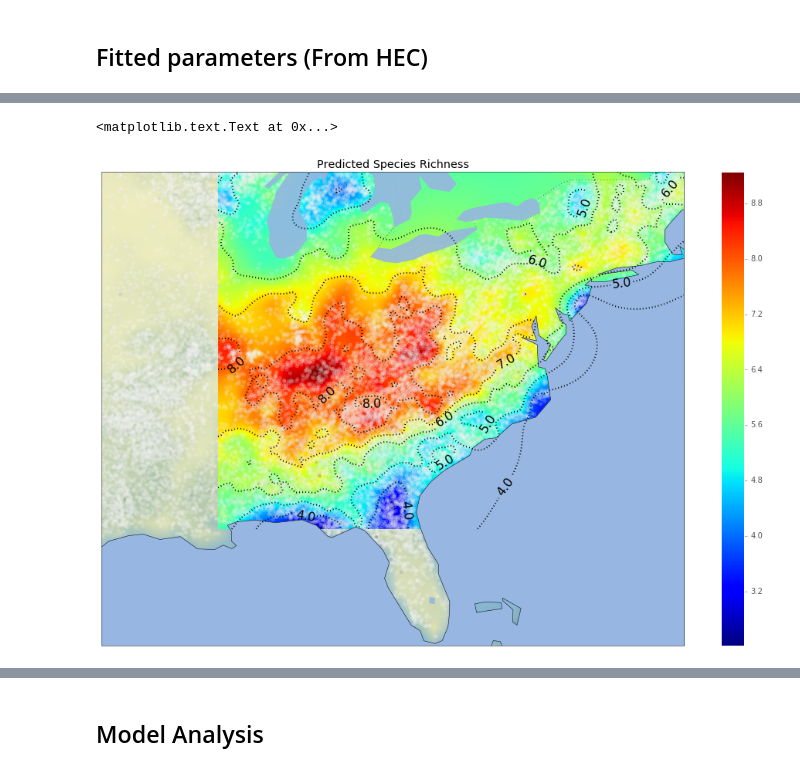
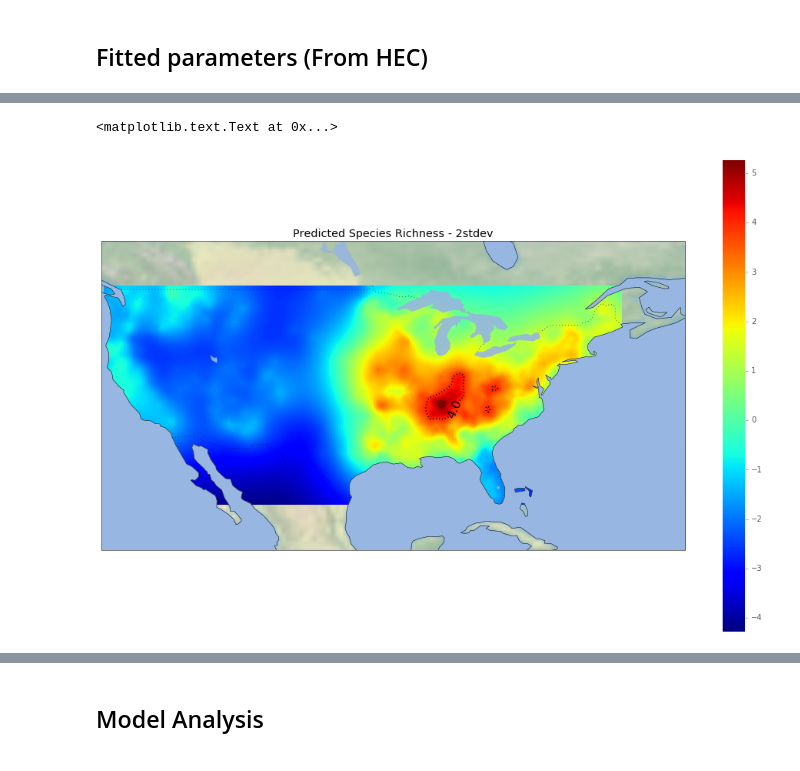
Before and after one commit to molgor/spystats, a Jupyter notebook: notebooks/spatial_autocorrelation_from_fitted_model.ipynb, the cells around one changed output, grey strips where cells are left out. Drawn from its saved outputs; the diff is of its cells as text; code cells hidden in the pictures.

```diff
--- a/notebooks/spatial_autocorrelation_from_fitted_model.ipynb
+++ b/notebooks/spatial_autocorrelation_from_fitted_model.ipynb
@@ -125,0 +89,11 @@ plt.colorbar()
+# %%
+import numpy as np
+Nn = 500
+dsc = data
+predicted_x = np.linspace(min(dsc.lon),max(dsc.lon),Nn)
+predicted_y = np.linspace(min(dsc.lat),max(dsc.lat),Nn)
+Xx, Yy = np.meshgrid(predicted_x,predicted_y)
+## Fake richness
+fake_sp_rich = np.ones(len(Xx.ravel()))
+predicted_coordinates = np.vstack([ Xx.ravel(), Yy.ravel()]).transpose()
+#predicted_coordinates = np.vstack([section.SppN, section.newLon,section.newLat]).transpose()
@@ -126,36 +226,35 @@ plt.colorbar()
 # %%
+#Using k-partition = 7
+import cartopy
 plt.figure(figsize=(17,11))
 
 proj = cartopy.crs.PlateCarree()
 ax = plt.subplot(111, projection=proj)
 
 
 ax = plt.axes(projection=proj)
 #algo = new_data.plot(column='SppN',ax=ax,cmap=colormap,edgecolors='')
 
 
 #ax.set_extent([-93, -70, 30, 50])
-#ax.set_extent([-100, -60, 20, 50])
-ax.set_extent([-95, -70, 25, 45])
+ax.set_extent([-125, -60, 20, 50])
+#ax.set_extent([-95, -70, 25, 45])
 
 #ax.add_feature(cartopy.feature.LAND)
 ax.add_feature(cartopy.feature.OCEAN)
 ax.add_feature(cartopy.feature.COASTLINE)
 ax.add_feature(cartopy.feature.BORDERS, linestyle=':')
 ax.add_feature(cartopy.feature.LAKES, alpha=0.9)
 ax.stock_img()
 #ax.add_geometries(new_data.geometry,crs=cartopy.crs.PlateCarree())
 #ax.add_feature(cartopy.feature.RIVERS)
-mm = ax.pcolormesh(Xx,Yy,means.reshape(Nn,Nn),transform=proj )
+mm = ax.pcolormesh(Xx,Yy,means.reshape(Nn,Nn) - (2* np.sqrt(variances).reshape(Nn,Nn)),transform=proj )
 #cs = plt.contour(Xx,Yy,np.sqrt(variances).reshape(Nn,Nn),linewidths=2,cmap=plt.cm.Greys_r,linestyles='dotted')
-cs = plt.contour(Xx,Yy,means.reshape(Nn,Nn),linewidths=2,colors='k',linestyles='dotted',levels=[4.0,5.0,6.0,7.0,8.0])
+cs = plt.contour(Xx,Yy,means.reshape(Nn,Nn) - (2 * np.sqrt(variances).reshape(Nn,Nn)),linewidths=2,colors='k',linestyles='dotted',levels=[4.0,5.0,6.0,7.0,8.0])
 plt.clabel(cs, fontsize=16,inline=True,fmt='%1.1f')
-ax.scatter(new_data.lon,new_data.lat,c=new_data.error,edgecolors='',transform=proj,cmap=plt.cm.Greys,alpha=0.2)
+#ax.scatter(new_data.lon,new_data.lat,edgecolors='',color='white',alpha=0.6)
 plt.colorbar(mm)
-plt.title("Predicted Species Richness")
-
-
-#(x.LON > -90) & (x.LON < -80) & (x.LAT > 40) & (x.LAT < 50)
+plt.title("Predicted Species Richness - 2stdev")
 # %% [output]
 <matplotlib.text.Text at 0x...>
-[figure, old version]
+[figure, new version]
```
Also changed, not shown: parts of 39 cells of this notebook, 3 other files.
